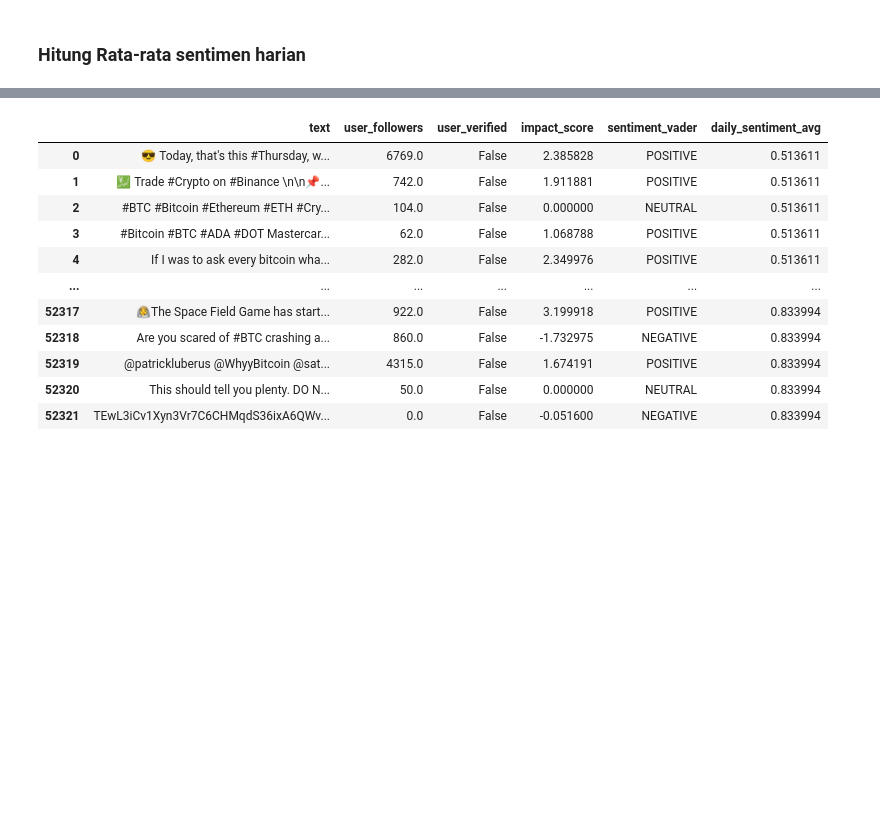
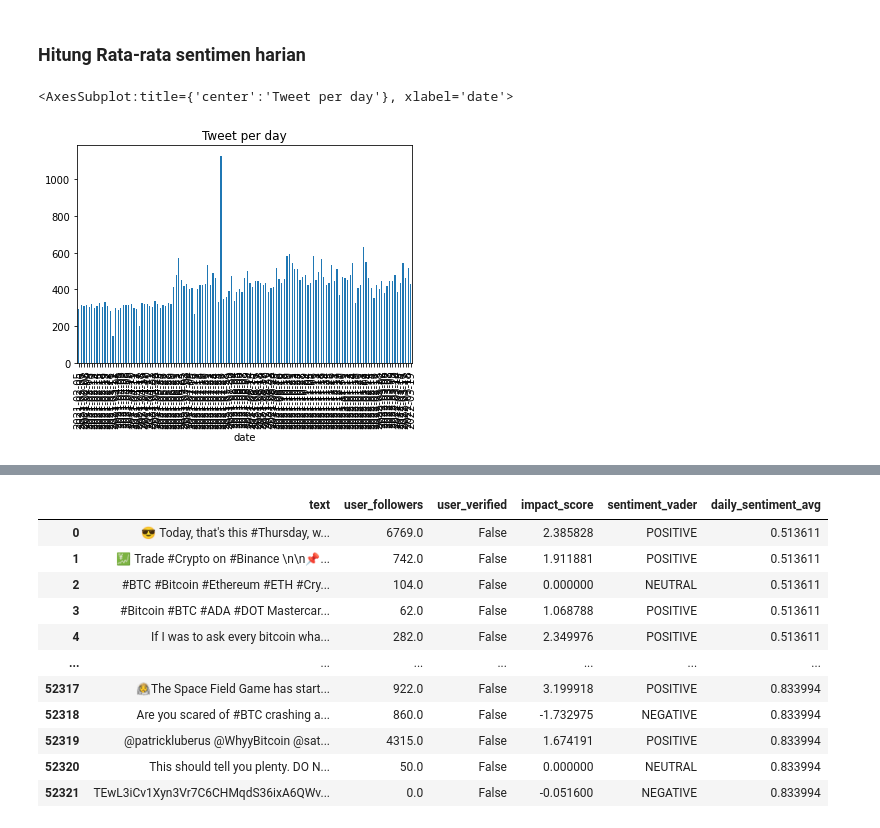
Before and after one commit to krisbianprabowo/bitcoin_price_prediction, a Jupyter notebook: pembobotan_twitter.ipynb, the cells around one changed output, grey strips where cells are left out. Drawn from its saved outputs; the diff is of its cells as text; code cells hidden in the pictures; blank space fills up the shorter version.

```diff
--- a/pembobotan_twitter.ipynb
+++ b/pembobotan_twitter.ipynb
@@ -343,0 +346,6 @@ data_weight['impact_score'] = data.apply(generate_impact_score, axis=1)
+# %%
+data_weight_avg = data_weight.groupby(data_weight['date'].dt.date)
+data_weight_avg['date'].count().plot(kind='bar', title='Tweet per day')
+# %% [output]
+<AxesSubplot:title={'center':'Tweet per day'}, xlabel='date'>
+[figure, added]
```
Also changed, not shown: parts of 2 cells of this notebook, 4 other files.
